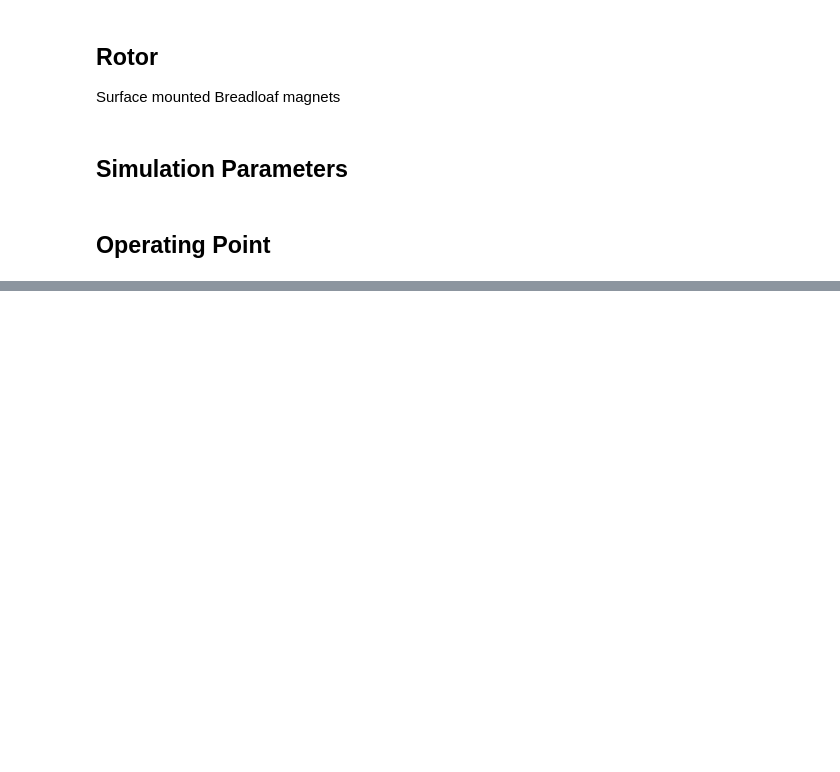
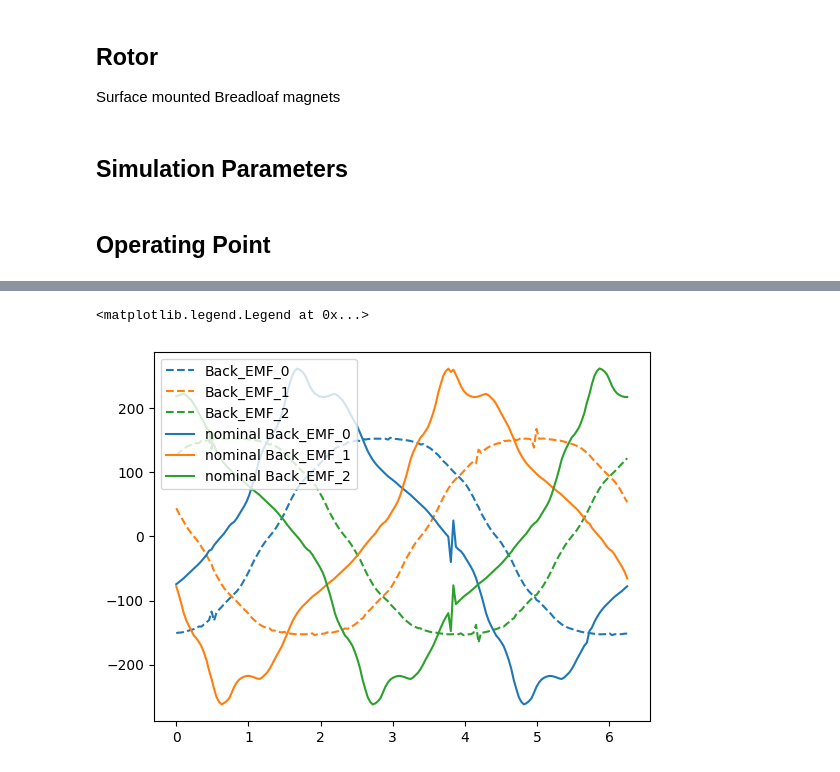
Before and after one commit to TinArmEngineering/tinarm, a Jupyter notebook: examples/Example_1.ipynb, the cells around one changed output, grey strips where cells are left out. Drawn from its saved outputs; the diff is of its cells as text; code cells hidden in the pictures; blank space fills up the shorter version.

```diff
--- a/examples/Example_1.ipynb
+++ b/examples/Example_1.ipynb
@@ -265,0 +330,5 @@ api.create_job(j1)
+# %%
+j2_result = api.get_job(j2.id)
+for artifact in j2_result['artifacts']:
+    print(artifact['type'], artifact['url'], artifact['id'])
+time.sleep(1)
@@ -265,0 +347,16 @@ api.create_job(j1)
+# %%
+j2_result_data = [art for art in j2_result['artifacts'] if art['type']=='RESULT_DATA'][0]
+j2_df = pd.read_csv(j2_result_data['url'], header=[0, 1], index_col=[0, 1]).pint.quantify(level=-1)
+# %%
+fig = plt.figure()
+ax = fig.add_subplot(111)
+l1, = ax.plot(j1_df['angles'], j1_df['Back_EMF_0'], label='Back_EMF_0', linestyle='--')
+l2, = ax.plot(j1_df['angles'], j1_df['Back_EMF_1'], label='Back_EMF_1', linestyle='--',)
+l3, = ax.plot(j1_df['angles'], j1_df['Back_EMF_2'], label='Back_EMF_2', linestyle='--')
+ax.plot(j2_df['angles'], j2_df['Back_EMF_0'], label='nominal Back_EMF_0', color=l1.get_color())
+ax.plot(j2_df['angles'], j2_df['Back_EMF_1'], label='nominal Back_EMF_1', color=l2.get_color())
+ax.plot(j2_df['angles'], j2_df['Back_EMF_2'], label='nominal Back_EMF_2', color=l3.get_color())
+ax.legend()
+# %% [output]
+<matplotlib.legend.Legend at 0x...>
+[figure, added]
```
Also changed, not shown: parts of 26 cells of this notebook.
